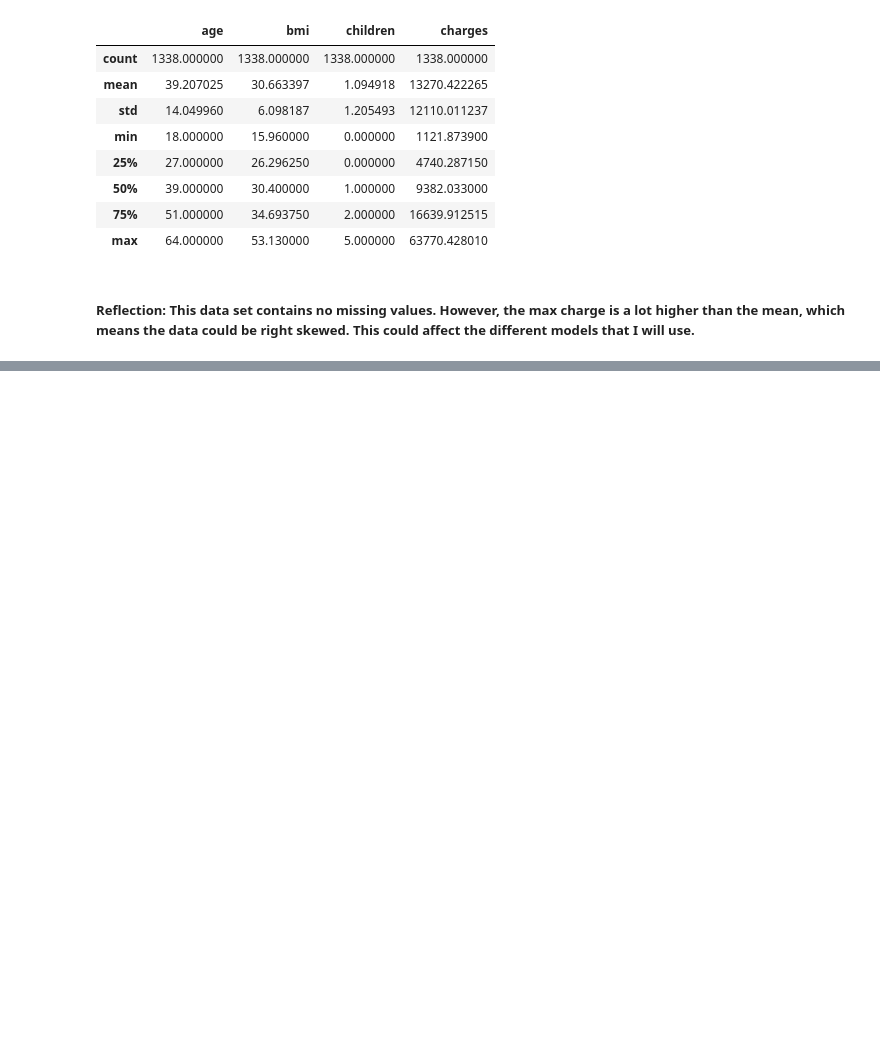
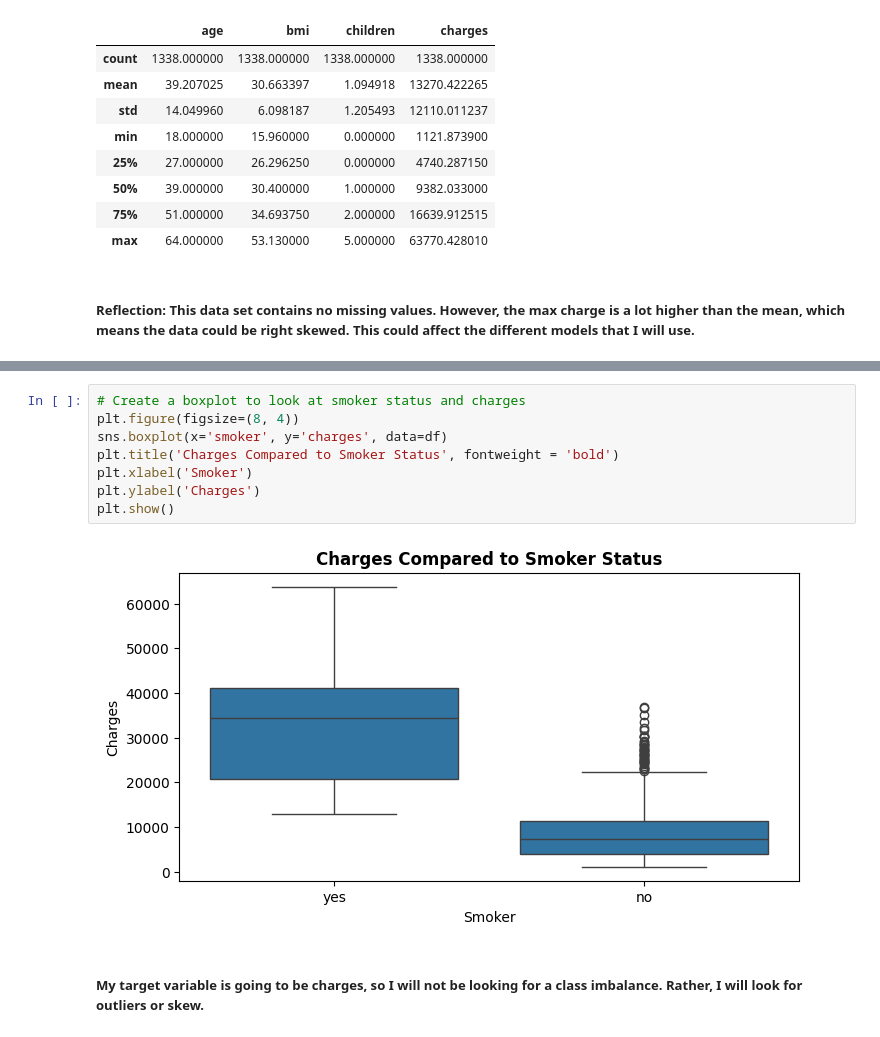
Before and after one commit to ceradrake/ml_regression_drake, a Jupyter notebook: regression.ipynb, the cells around one changed output, grey strips where cells are left out. Cells and saved outputs as stored; diff of their text form; blank space fills up the shorter version.

```diff
--- a/regression.ipynb
+++ b/regression.ipynb
@@ -69,0 +89,12 @@ df.describe()
+# %%
+# Create a boxplot to look at smoker status and charges
+plt.figure(figsize=(8, 4))
+sns.boxplot(x='smoker', y='charges', data=df)
+plt.title('Charges Compared to Smoker Status', fontweight = 'bold')
+plt.xlabel('Smoker')
+plt.ylabel('Charges')
+plt.show()
+# %% [output]
+[figure, added]
+# %% [markdown]
+##### My target variable is going to be charges, so I will not be looking for a class imbalance. Rather, I will look for outliers or skew.
```
Also changed, not shown: parts of 2 cells of this notebook.
